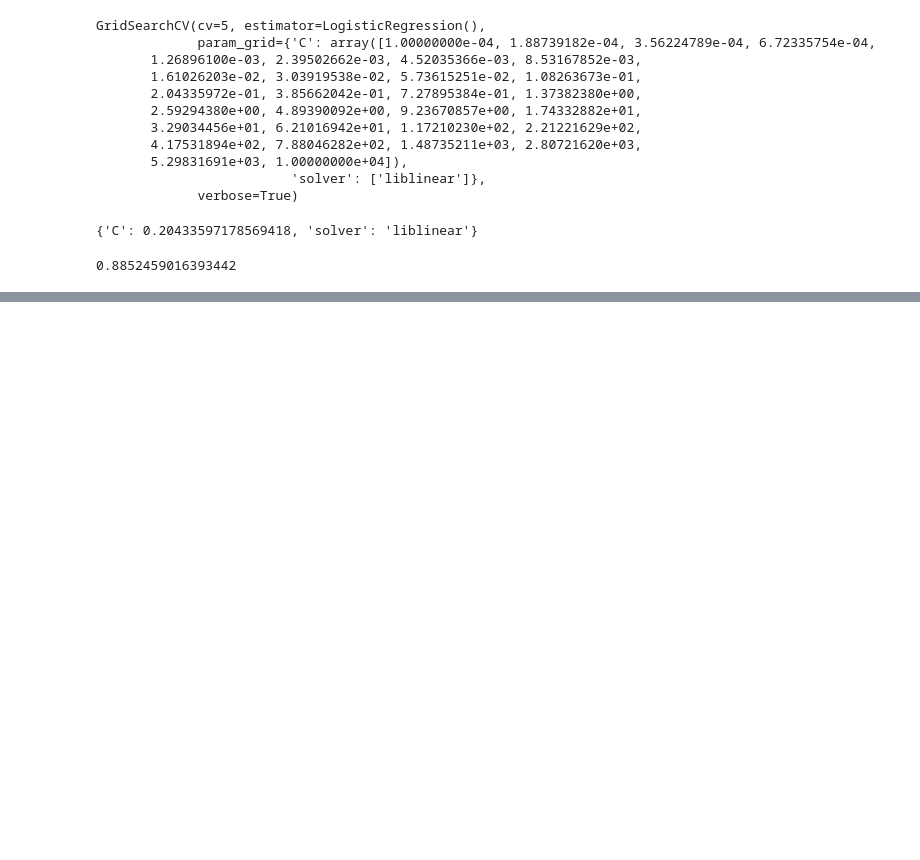
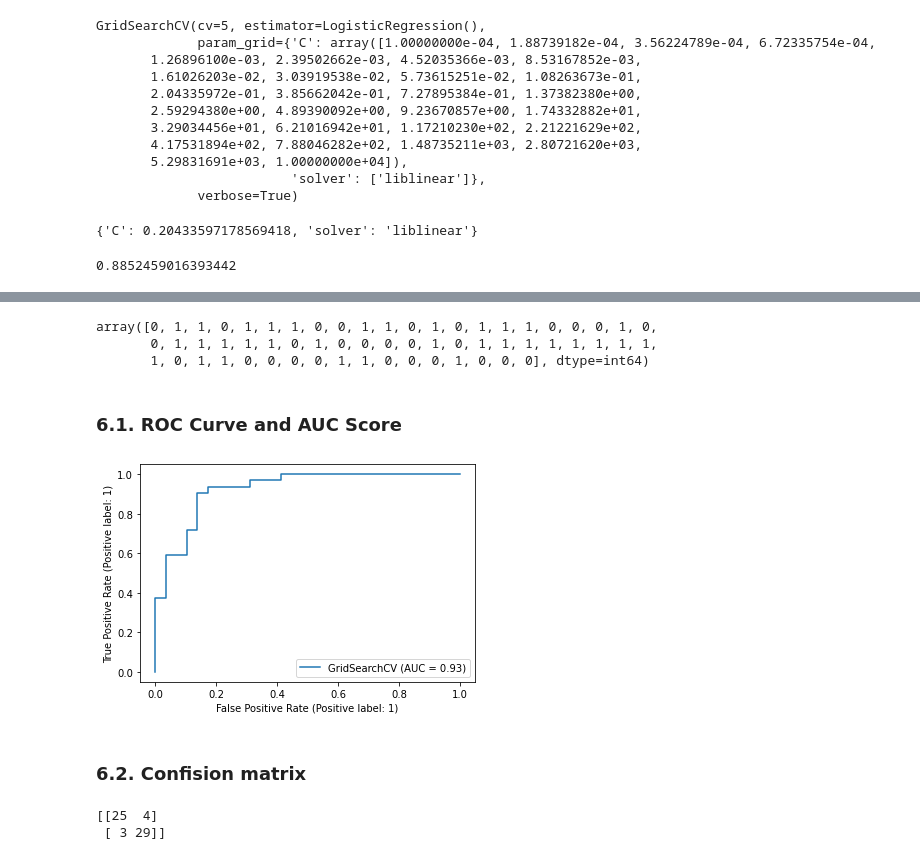
Before and after one commit to jaiswalakash170/heart_disease_classification, a Jupyter notebook: end-to-end-heart-disease-classification.ipynb, the cells around one changed output, grey strips where cells are left out. Cells and saved outputs as stored; diff of their text form; code cells hidden in the pictures; blank space fills up the shorter version.

```diff
--- a/end-to-end-heart-disease-classification.ipynb
+++ b/end-to-end-heart-disease-classification.ipynb
@@ -792,0 +806,27 @@ gs_log_reg.score(X_test, Y_test)
+# %%
+# Make predictions on our trained machine learning classifier on test data
+Y_preds = gs_log_reg.predict(X_test)
+# Peek the predicted data
+Y_preds
+# %% [output]
+array([0, 1, 1, 0, 1, 1, 1, 0, 0, 1, 1, 0, 1, 0, 1, 1, 1, 0, 0, 0, 1, 0,
+       0, 1, 1, 1, 1, 1, 0, 1, 0, 0, 0, 0, 1, 0, 1, 1, 1, 1, 1, 1, 1, 1,
+       1, 0, 1, 1, 0, 0, 0, 0, 1, 1, 0, 0, 0, 1, 0, 0, 0], dtype=int64)
+# %% [markdown]
+### 6.1. ROC Curve and AUC Score
+# %%
+# Import ROC Curve function from sklearn.metrics module
+from sklearn.metrics import plot_roc_curve
+
+# Plot the ROC curve and calculate AUC metric
+plot_roc_curve(gs_log_reg, X_test, Y_test);
+# %% [output]
+[figure, added]
+# %% [markdown]
+### 6.2. Confision matrix
+# %%
+# Print confusin matrix
+print(confusion_matrix(Y_test, Y_preds))
+# %% [output]
+[[25  4]
+ [ 3 29]]
```
Also changed, not shown: parts of 13 cells of this notebook.
